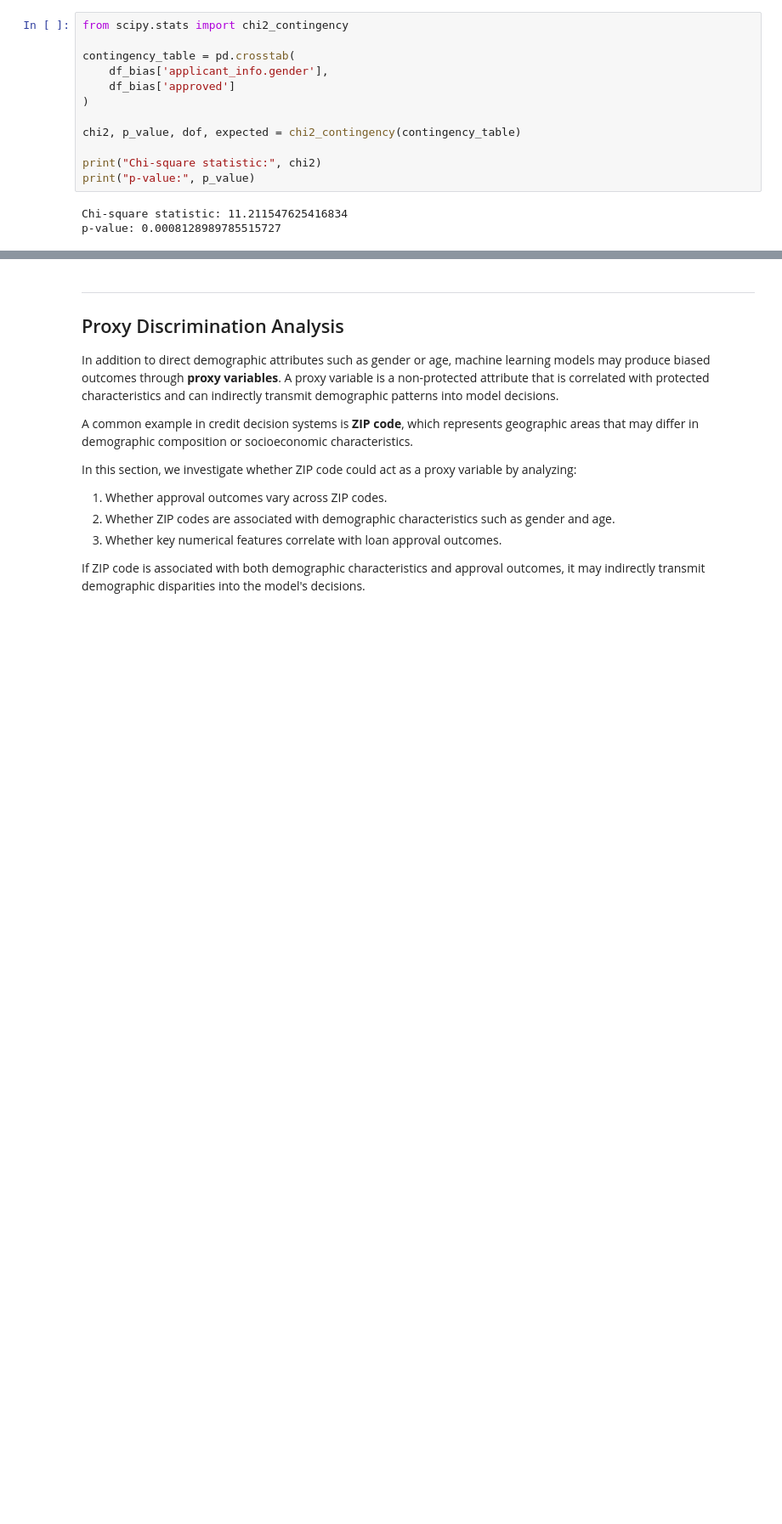
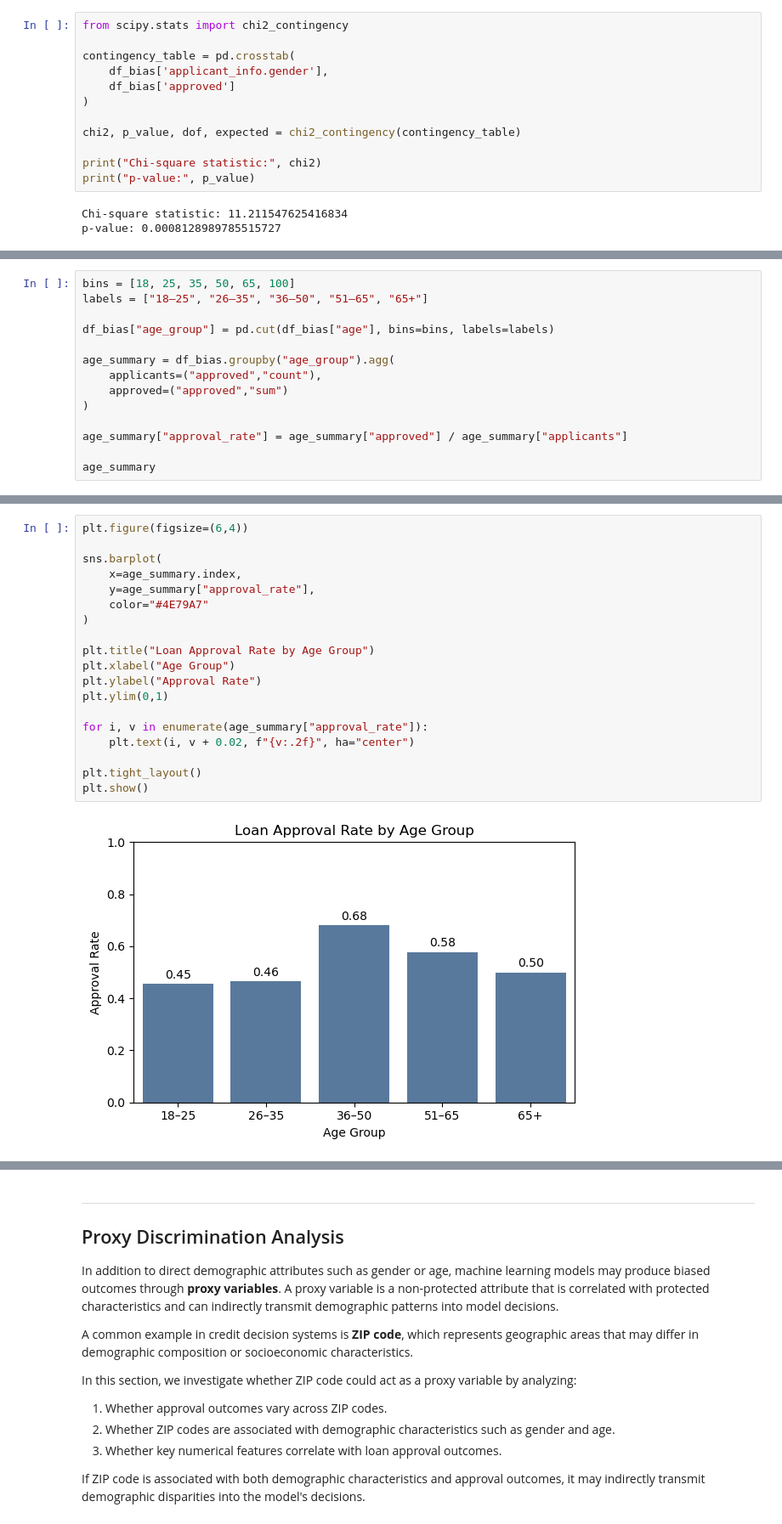
Before and after one commit to Luciamusizzano/dego-project-team1, a Jupyter notebook: notebooks/02-bias-analysis.ipynb, the cells around one changed output, grey strips where cells are left out. Shown at 85% size. Saved outputs shown, nothing was run; the diff lists cells and outputs as text; blank space fills up the shorter version.

```diff
--- a/notebooks/02-bias-analysis.ipynb
+++ b/notebooks/02-bias-analysis.ipynb
@@ -304,0 +261,14 @@ print("p-value:", p_age)
+# %%
+bins = [18, 25, 35, 50, 65, 100]
+labels = ["18–25", "26–35", "36–50", "51–65", "65+"]
+
+df_bias["age_group"] = pd.cut(df_bias["age"], bins=bins, labels=labels)
+
+age_summary = df_bias.groupby("age_group").agg(
+    applicants=("approved","count"),
+    approved=("approved","sum")
+)
+
+age_summary["approval_rate"] = age_summary["approved"] / age_summary["applicants"]
+
+age_summary
@@ -304,0 +283,21 @@ print("p-value:", p_age)
+# %%
+plt.figure(figsize=(6,4))
+
+sns.barplot(
+    x=age_summary.index,
+    y=age_summary["approval_rate"],
+    color="#4E79A7"
+)
+
+plt.title("Loan Approval Rate by Age Group")
+plt.xlabel("Age Group")
+plt.ylabel("Approval Rate")
+plt.ylim(0,1)
+
+for i, v in enumerate(age_summary["approval_rate"]):
+    plt.text(i, v + 0.02, f"{v:.2f}", ha="center")
+
+plt.tight_layout()
+plt.show()
+# %% [output]
+[figure, added]
```
Also changed, not shown: parts of 15 cells of this notebook.
